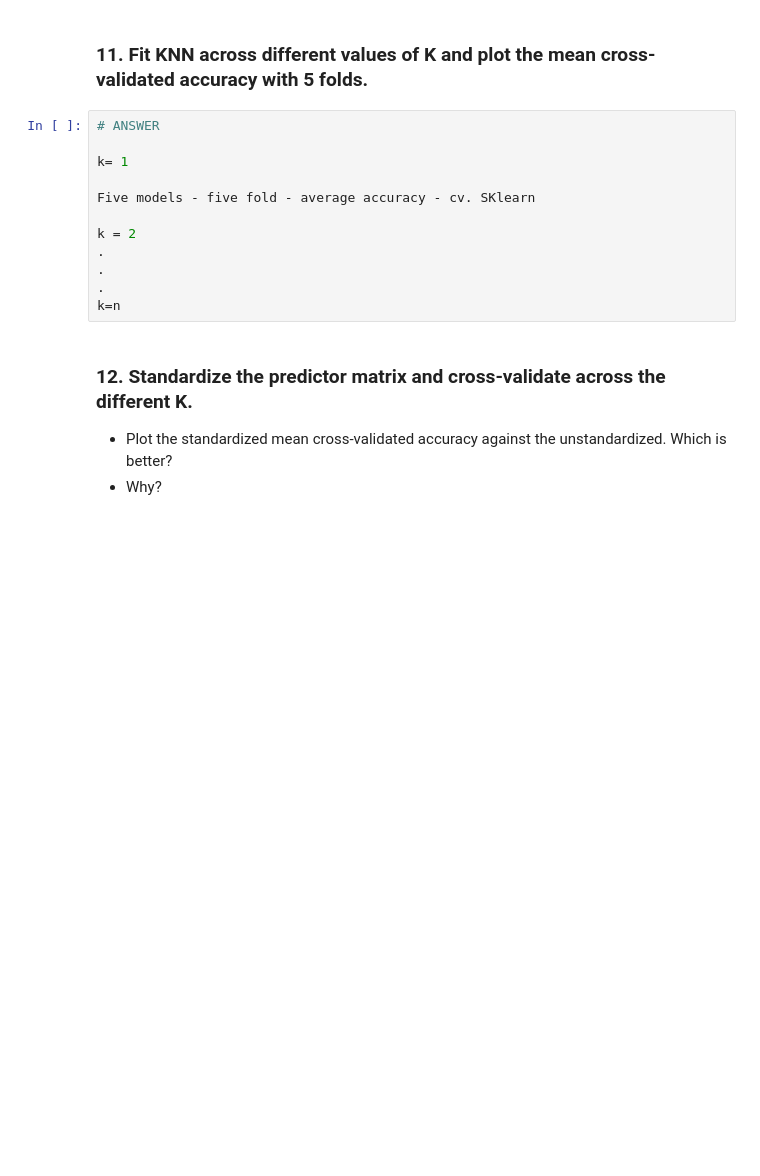
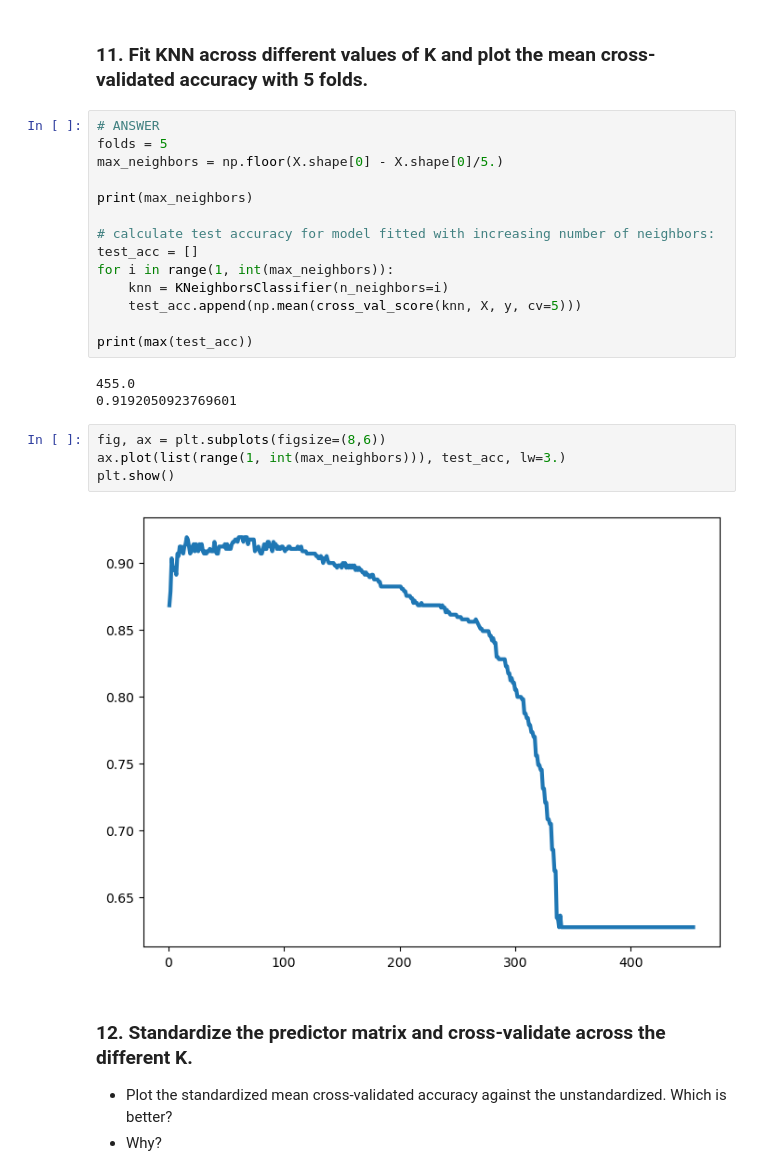
Before and after one commit to SamHeidari/Sam, a Jupyter notebook: module 6/lab 6/IOD_Lab_6_3.ipynb, the cells around one changed output. Drawn from its saved outputs; the diff is of its cells as text; blank space fills up the shorter version.

```diff
--- a/module 6/lab 6/IOD_Lab_6_3.ipynb
+++ b/module 6/lab 6/IOD_Lab_6_3.ipynb
@@ -123,17 +260,28 @@ Explore dataset. Clean data. Find correlation.
 # %% [markdown]
 ### 11. Fit KNN across different values of K and plot the mean cross-validated accuracy with 5 folds.
-# %%
-# ANSWER
-
-k= 1
-
-Five models - five fold - average accuracy - cv. SKlearn
-
-k = 2
-.
-.
-.
-k=n
+# %%
+# ANSWER
+folds = 5
+max_neighbors = np.floor(X.shape[0] - X.shape[0]/5.)
+
+print(max_neighbors)
+
+# calculate test accuracy for model fitted with increasing number of neighbors:
+test_acc = []
+for i in range(1, int(max_neighbors)):
+    knn = KNeighborsClassifier(n_neighbors=i)
+    test_acc.append(np.mean(cross_val_score(knn, X, y, cv=5)))
+
+print(max(test_acc))
+# %% [output]
+455.0
+0.9192050923769601
+# %%
+fig, ax = plt.subplots(figsize=(8,6))
+ax.plot(list(range(1, int(max_neighbors))), test_acc, lw=3.)
+plt.show()
+# %% [output]
+[figure, added]
 # %% [markdown]
 ### 12. Standardize the predictor matrix and cross-validate across the different K.
 - Plot the standardized mean cross-validated accuracy against the unstandardized. Which is better?
```
Also changed, not shown: parts of 26 cells of this notebook.
